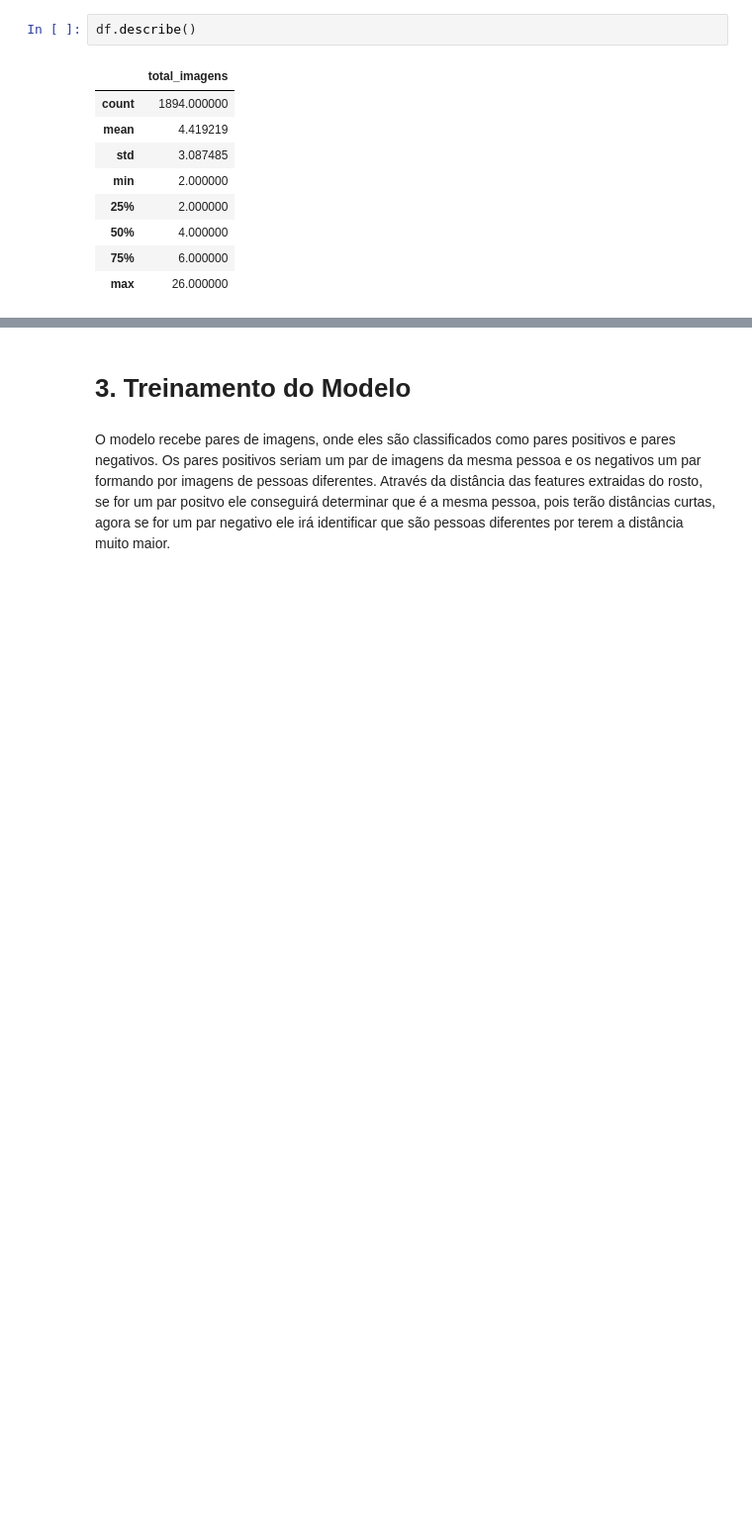
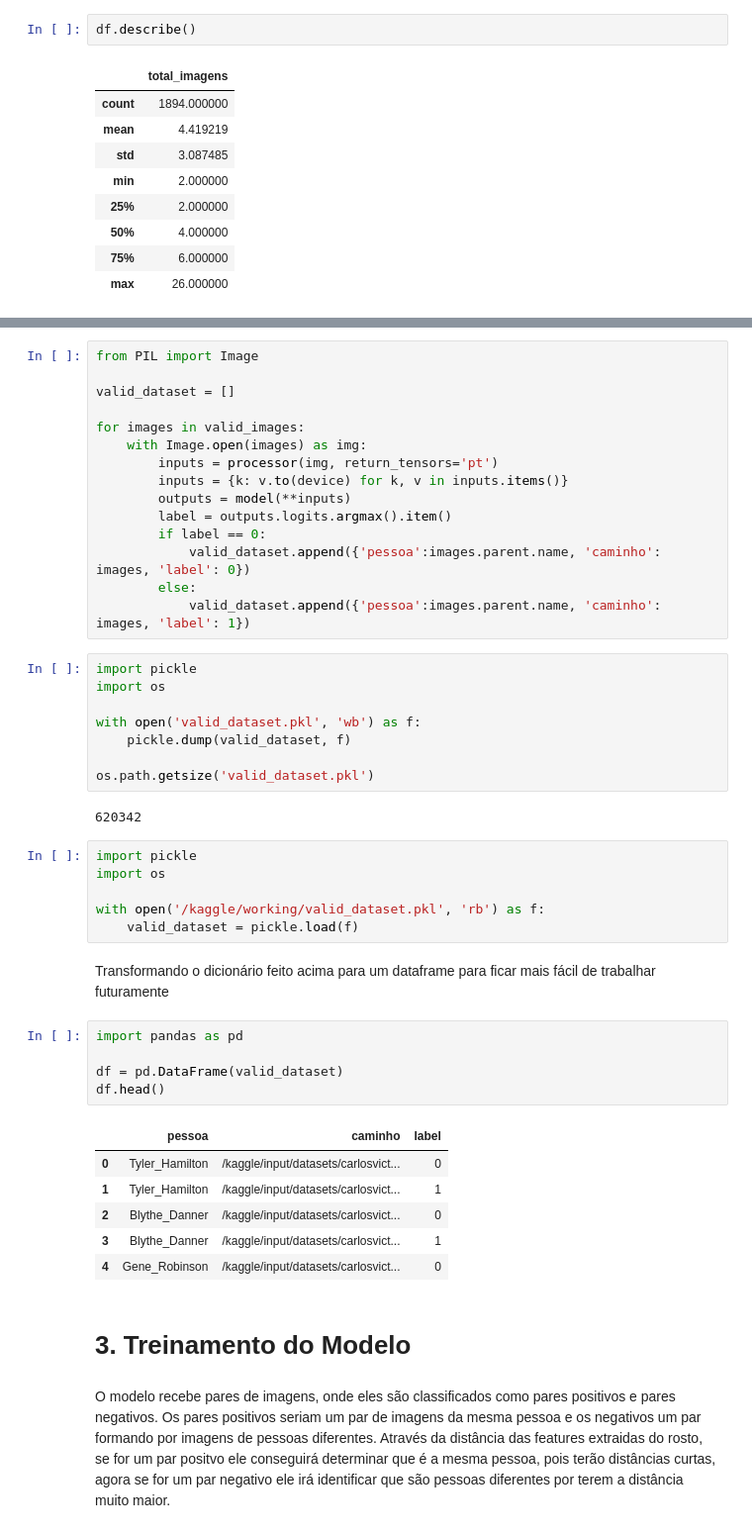
Before and after one commit to Carlos-Vic/face-recognition, a Jupyter notebook: notebook/carlos-oliveira-solution.ipynb, the cells around one changed output, grey strips where cells are left out. Shown at 99% size. Drawn from its saved outputs; the diff is of its cells as text; blank space fills up the shorter version.

```diff
--- a/notebook/carlos-oliveira-solution.ipynb
+++ b/notebook/carlos-oliveira-solution.ipynb
@@ -426,3 +526,48 @@ fig.show()
+# %%
+from PIL import Image
+
+valid_dataset = []
+
+for images in valid_images:
+    with Image.open(images) as img:
+        inputs = processor(img, return_tensors='pt')
+        inputs = {k: v.to(device) for k, v in inputs.items()}
+        outputs = model(**inputs)
+        label = outputs.logits.argmax().item()
+        if label == 0:
+            valid_dataset.append({'pessoa':images.parent.name, 'caminho': images, 'label': 0})
+        else:
+            valid_dataset.append({'pessoa':images.parent.name, 'caminho': images, 'label': 1})
+# %%
+import pickle
+import os
+
+with open('valid_dataset.pkl', 'wb') as f:
+    pickle.dump(valid_dataset, f)
+
+os.path.getsize('valid_dataset.pkl')
+# %% [output]
+620342
+# %%
+import pickle
+import os
+
+with open('/kaggle/working/valid_dataset.pkl', 'rb') as f:
+    valid_dataset = pickle.load(f)
+# %% [markdown]
+Transformando o dicionário feito acima para um dataframe para ficar mais fácil de trabalhar futuramente
+# %%
+import pandas as pd
+
+df = pd.DataFrame(valid_dataset)
+df.head()
+# %% [output]
+|  | pessoa | caminho | label |
+| 0 | Tyler_Hamilton | /kaggle/input/datasets/carlosvict... | 0 |
+| 1 | Tyler_Hamilton | /kaggle/input/datasets/carlosvict... | 1 |
+| 2 | Blythe_Danner | /kaggle/input/datasets/carlosvict... | 0 |
+| 3 | Blythe_Danner | /kaggle/input/datasets/carlosvict... | 1 |
+| 4 | Gene_Robinson | /kaggle/input/datasets/carlosvict... | 0 |
 # %% [markdown]
 # 3. Treinamento do Modelo
 # %% [markdown]
```
Also changed, not shown: parts of 29 cells of this notebook.
